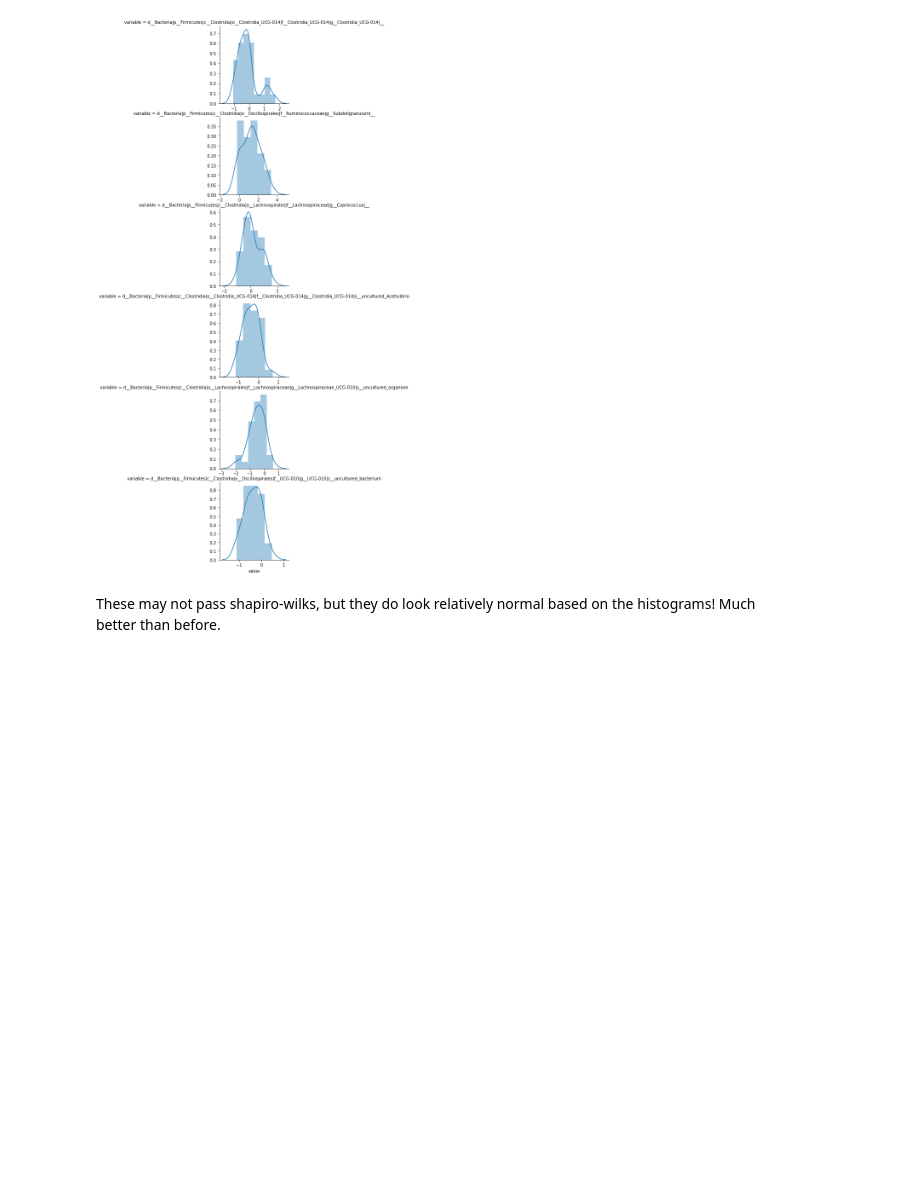
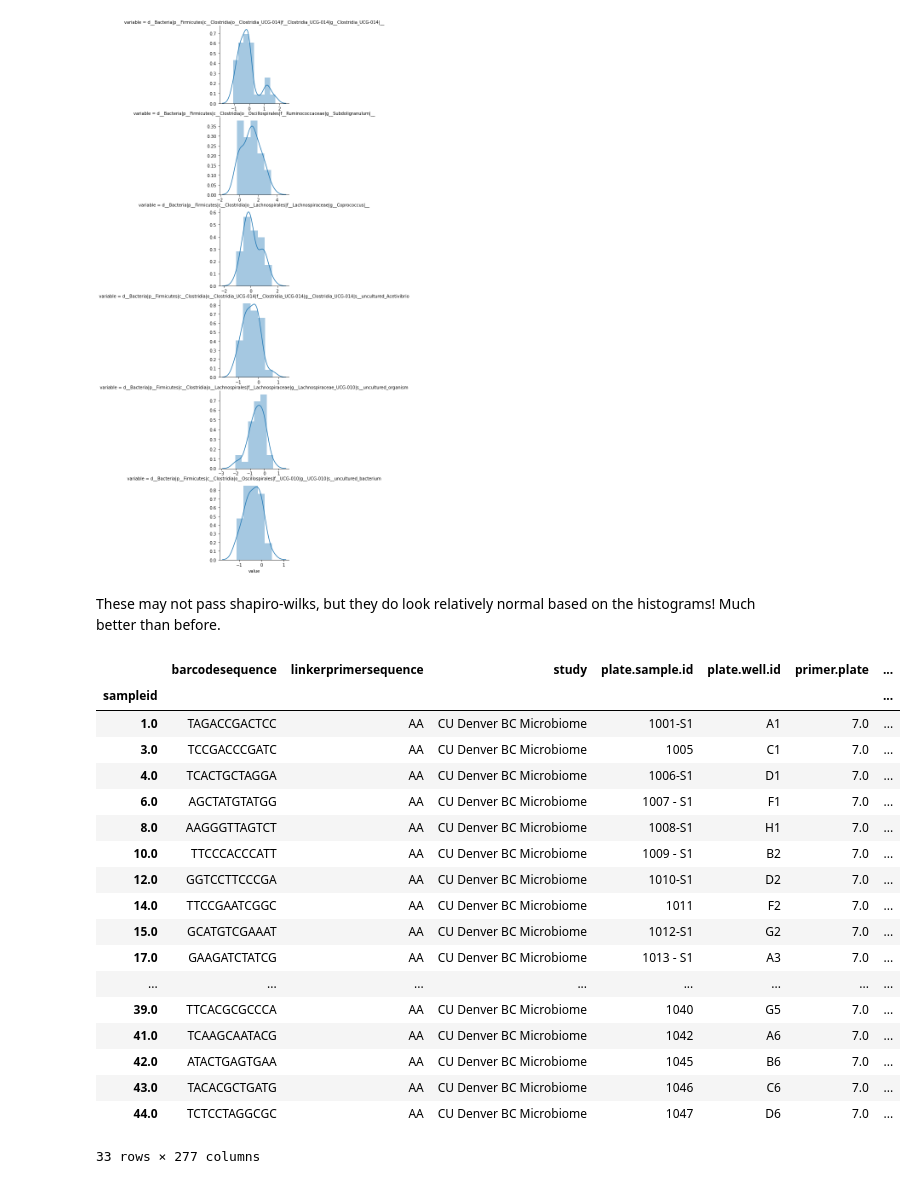
Before and after one commit to sterrettJD/Chemobrain, a Jupyter notebook: LEfSe.ipynb, the cells around one changed output. Saved outputs shown, nothing was run; the diff lists cells and outputs as text; code cells hidden in the pictures; blank space fills up the shorter version.

```diff
--- a/LEfSe.ipynb
+++ b/LEfSe.ipynb
@@ -750,3 +750,25 @@ plt.show()
 These may not pass shapiro-wilks, but they do look relatively normal based on the histograms! Much better than before.
 # %%
 clr_sharedtax.to_csv("clr_transformed_sharedtaxa.csv")
+# %%
+mapping
+# %% [output]
+|  | barcodesequence | linkerprimersequence | study | plate.sample.id | plate.well.id | primer.plate | ... |
+| sampleid |  |  |  |  |  |  | ... |
+| 1.0 | TAGACCGACTCC | AA | CU Denver BC Microbiome | 1001-S1 | A1 | 7.0 | ... |
+| 3.0 | TCCGACCCGATC | AA | CU Denver BC Microbiome | 1005 | C1 | 7.0 | ... |
+| 4.0 | TCACTGCTAGGA | AA | CU Denver BC Microbiome | 1006-S1 | D1 | 7.0 | ... |
+| 6.0 | AGCTATGTATGG | AA | CU Denver BC Microbiome | 1007 - S1 | F1 | 7.0 | ... |
+| 8.0 | AAGGGTTAGTCT | AA | CU Denver BC Microbiome | 1008-S1 | H1 | 7.0 | ... |
+| 10.0 | TTCCCACCCATT | AA | CU Denver BC Microbiome | 1009 - S1 | B2 | 7.0 | ... |
+| 12.0 | GGTCCTTCCCGA | AA | CU Denver BC Microbiome | 1010-S1 | D2 | 7.0 | ... |
+| 14.0 | TTCCGAATCGGC | AA | CU Denver BC Microbiome | 1011 | F2 | 7.0 | ... |
+| 15.0 | GCATGTCGAAAT | AA | CU Denver BC Microbiome | 1012-S1 | G2 | 7.0 | ... |
+| 17.0 | GAAGATCTATCG | AA | CU Denver BC Microbiome | 1013 - S1 | A3 | 7.0 | ... |
+| ... | ... | ... | ... | ... | ... | ... | ... |
+| 39.0 | TTCACGCGCCCA | AA | CU Denver BC Microbiome | 1040 | G5 | 7.0 | ... |
+| 41.0 | TCAAGCAATACG | AA | CU Denver BC Microbiome | 1042 | A6 | 7.0 | ... |
+| 42.0 | ATACTGAGTGAA | AA | CU Denver BC Microbiome | 1045 | B6 | 7.0 | ... |
+| 43.0 | TACACGCTGATG | AA | CU Denver BC Microbiome | 1046 | C6 | 7.0 | ... |
+| 44.0 | TCTCCTAGGCGC | AA | CU Denver BC Microbiome | 1047 | D6 | 7.0 | ... |
+33 rows × 277 columns
```
Also changed, not shown: parts of 4 cells of this notebook.
